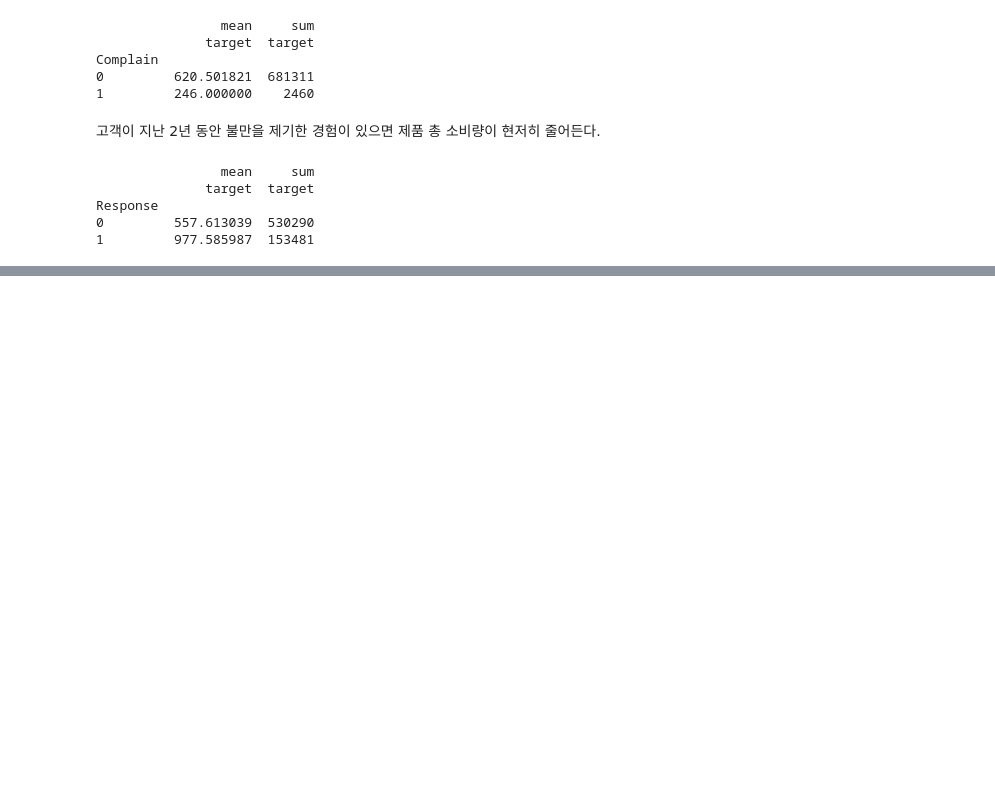
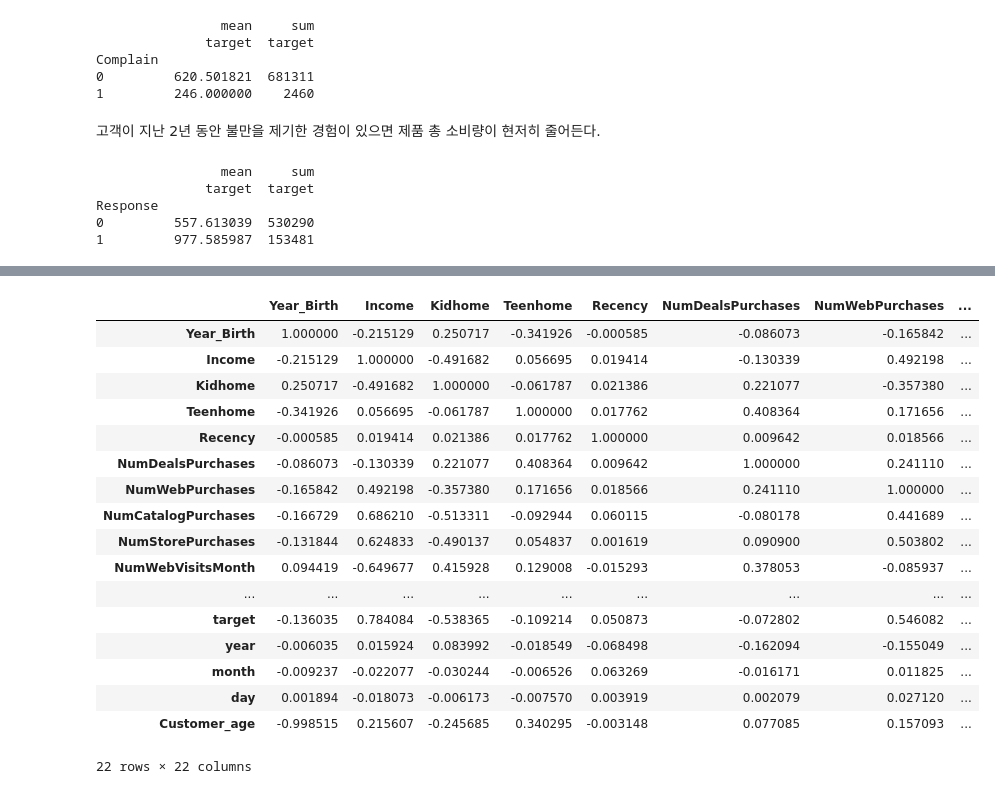
Before and after one commit to Park-Young-Bin/Python_Projects, a Jupyter notebook: 데이콘/[데이콘] 소비자 데이터 기반 소비 예측 경진대회.ipynb, the cells around one changed output, grey strips where cells are left out. Saved outputs shown, nothing was run; the diff lists cells and outputs as text; code cells hidden in the pictures; blank space fills up the shorter version.

```diff
--- a/데이콘/[데이콘] 소비자 데이터 기반 소비 예측 경진대회.ipynb
+++ b/데이콘/[데이콘] 소비자 데이터 기반 소비 예측 경진대회.ipynb
@@ -209,0 +281,4 @@ Response
+# %%
+# Dt_Customer 변수 삭제
+train.drop(columns=['Dt_Customer', 'id'], inplace = True)
+train.head(3)
@@ -209,0 +291,3 @@ Response
+# %%
+train_number = train.select_dtypes(np.number) #상관분석은 숫자로 계산할 수 있으므로 데이터에서 숫자로 이루어진 컬럼만을 뽑는다.
+train_number.columns
@@ -209,0 +302,22 @@ Response
+# %%
+corr = train_number.corr()
+corr
+# %% [output]
+|  | Year_Birth | Income | Kidhome | Teenhome | Recency | NumDealsPurchases | NumWebPurchases | ... |
+| Year_Birth | 1.000000 | -0.215129 | 0.250717 | -0.341926 | -0.000585 | -0.086073 | -0.165842 | ... |
+| Income | -0.215129 | 1.000000 | -0.491682 | 0.056695 | 0.019414 | -0.130339 | 0.492198 | ... |
+| Kidhome | 0.250717 | -0.491682 | 1.000000 | -0.061787 | 0.021386 | 0.221077 | -0.357380 | ... |
+| Teenhome | -0.341926 | 0.056695 | -0.061787 | 1.000000 | 0.017762 | 0.408364 | 0.171656 | ... |
+| Recency | -0.000585 | 0.019414 | 0.021386 | 0.017762 | 1.000000 | 0.009642 | 0.018566 | ... |
+| NumDealsPurchases | -0.086073 | -0.130339 | 0.221077 | 0.408364 | 0.009642 | 1.000000 | 0.241110 | ... |
+| NumWebPurchases | -0.165842 | 0.492198 | -0.357380 | 0.171656 | 0.018566 | 0.241110 | 1.000000 | ... |
+| NumCatalogPurchases | -0.166729 | 0.686210 | -0.513311 | -0.092944 | 0.060115 | -0.080178 | 0.441689 | ... |
+| NumStorePurchases | -0.131844 | 0.624833 | -0.490137 | 0.054837 | 0.001619 | 0.090900 | 0.503802 | ... |
+| NumWebVisitsMonth | 0.094419 | -0.649677 | 0.415928 | 0.129008 | -0.015293 | 0.378053 | -0.085937 | ... |
+| ... | ... | ... | ... | ... | ... | ... | ... | ... |
+| target | -0.136035 | 0.784084 | -0.538365 | -0.109214 | 0.050873 | -0.072802 | 0.546082 | ... |
+| year | -0.006035 | 0.015924 | 0.083992 | -0.018549 | -0.068498 | -0.162094 | -0.155049 | ... |
+| month | -0.009237 | -0.022077 | -0.030244 | -0.006526 | 0.063269 | -0.016171 | 0.011825 | ... |
+| day | 0.001894 | -0.018073 | -0.006173 | -0.007570 | 0.003919 | 0.002079 | 0.027120 | ... |
+| Customer_age | -0.998515 | 0.215607 | -0.245685 | 0.340295 | -0.003148 | 0.077085 | 0.157093 | ... |
+22 rows × 22 columns
```
Also changed, not shown: parts of 12 cells of this notebook.
